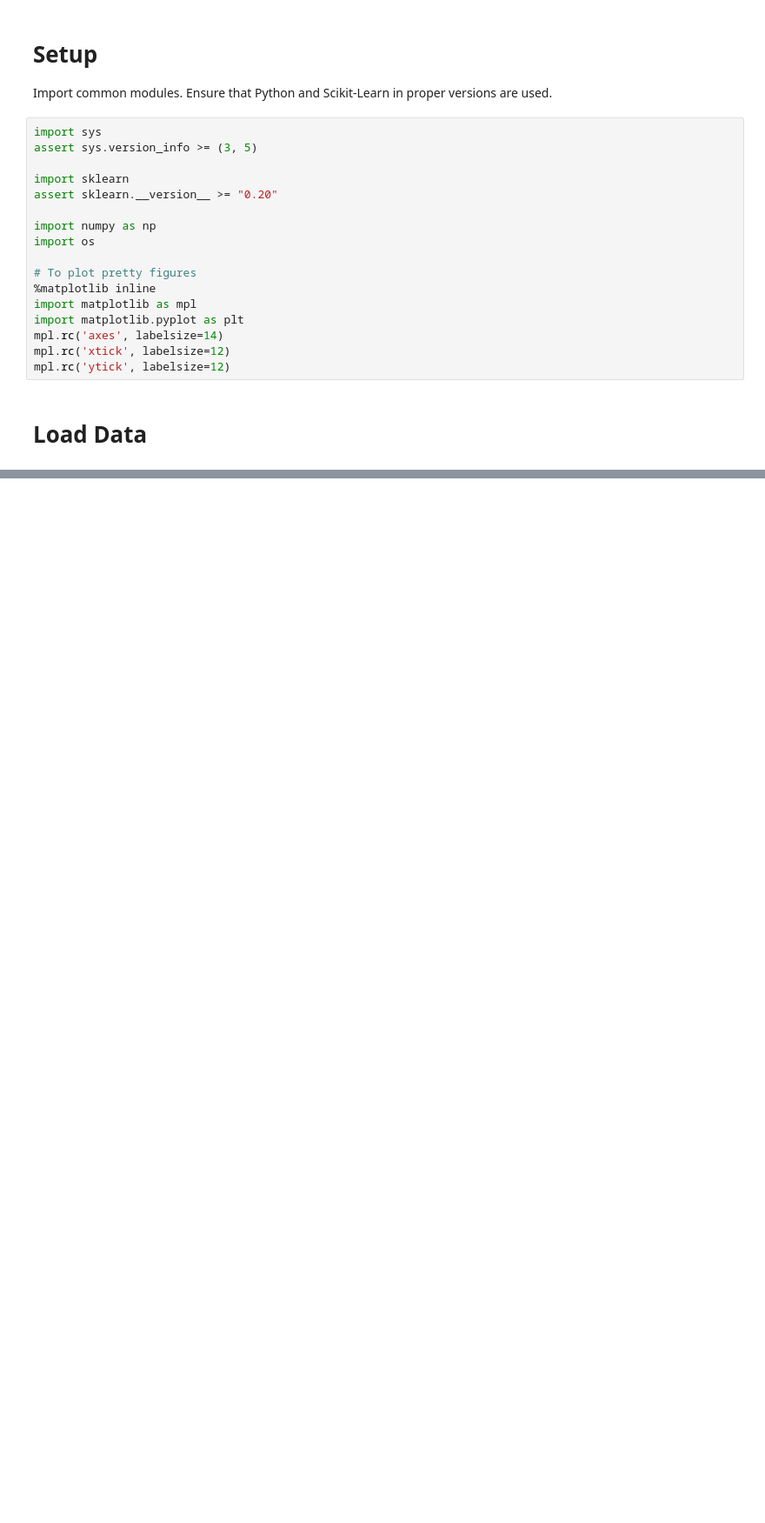
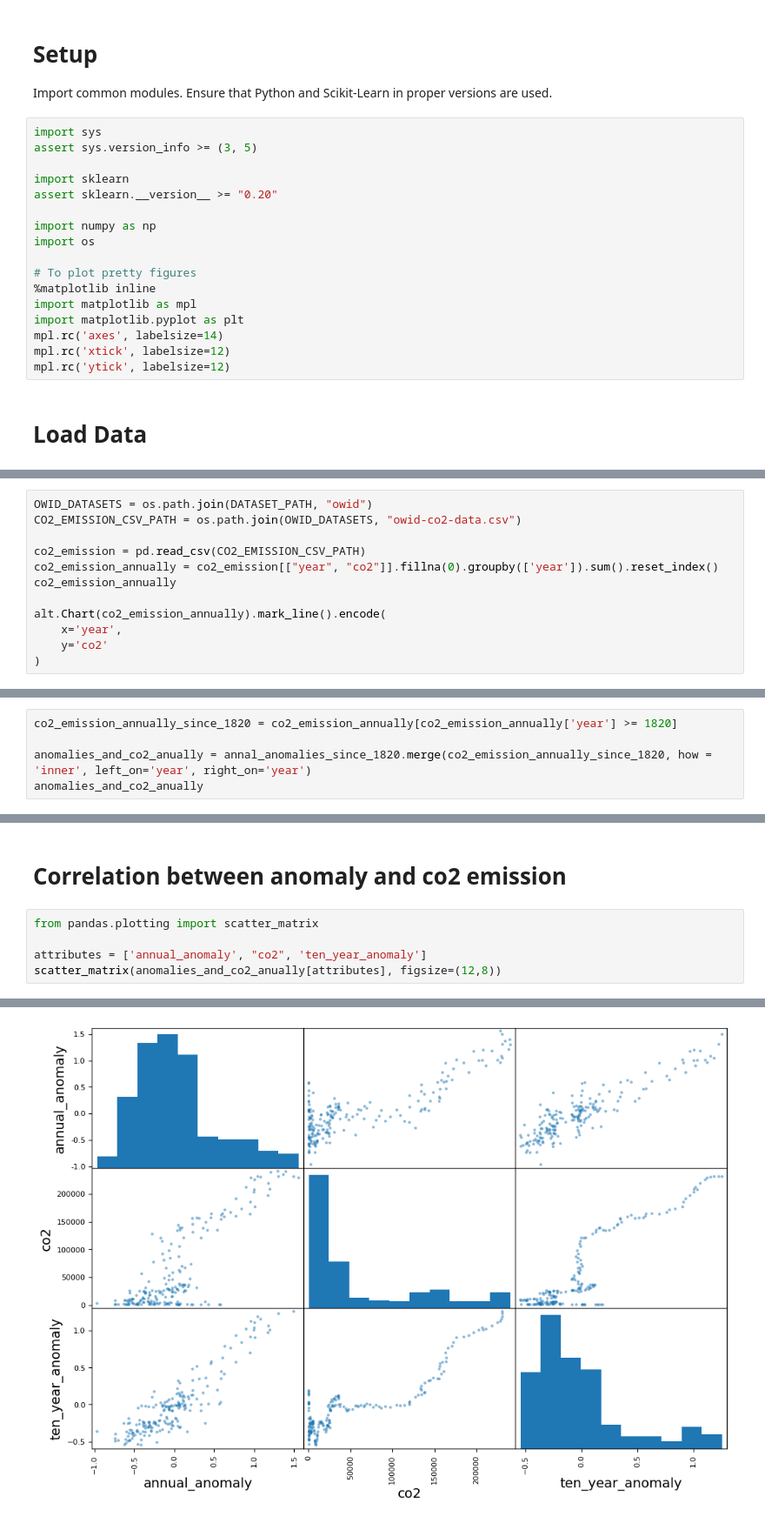
Before and after one commit to torczuk/earth-temperature-ml, a Jupyter notebook: source/berkleyearth.ipynb, the cells around one changed output, grey strips where cells are left out. Shown at 87% size. Cells and saved outputs as stored; diff of their text form; blank space fills up the shorter version.

```diff
--- a/source/berkleyearth.ipynb
+++ b/source/berkleyearth.ipynb
@@ -61,0 +165,12 @@ berkleyearth_dataset_to_csv(MONTHLY_ANOMALIES_PATH)
+# %%
+OWID_DATASETS = os.path.join(DATASET_PATH, "owid")
+CO2_EMISSION_CSV_PATH = os.path.join(OWID_DATASETS, "owid-co2-data.csv")
+
+co2_emission = pd.read_csv(CO2_EMISSION_CSV_PATH)
+co2_emission_annually = co2_emission[["year", "co2"]].fillna(0).groupby(['year']).sum().reset_index()
+co2_emission_annually
+
+alt.Chart(co2_emission_annually).mark_line().encode(
+    x='year',
+    y='co2'
+)
@@ -61,0 +181,5 @@ berkleyearth_dataset_to_csv(MONTHLY_ANOMALIES_PATH)
+# %%
+co2_emission_annually_since_1820 = co2_emission_annually[co2_emission_annually['year'] >= 1820]
+
+anomalies_and_co2_anually = annal_anomalies_since_1820.merge(co2_emission_annually_since_1820, how = 'inner', left_on='year', right_on='year')
+anomalies_and_co2_anually
@@ -61,0 +200,8 @@ berkleyearth_dataset_to_csv(MONTHLY_ANOMALIES_PATH)
+# %% [markdown]
+# Correlation between anomaly and co2 emission
+# %%
+from pandas.plotting import scatter_matrix
+
+attributes = ['annual_anomaly', "co2", 'ten_year_anomaly']
+scatter_matrix(anomalies_and_co2_anually[attributes], figsize=(12,8))
+# %% [output]
@@ -61,0 +218 @@ berkleyearth_dataset_to_csv(MONTHLY_ANOMALIES_PATH)
+[figure, added]
```
Also changed, not shown: parts of 23 cells of this notebook, 3 other files.
